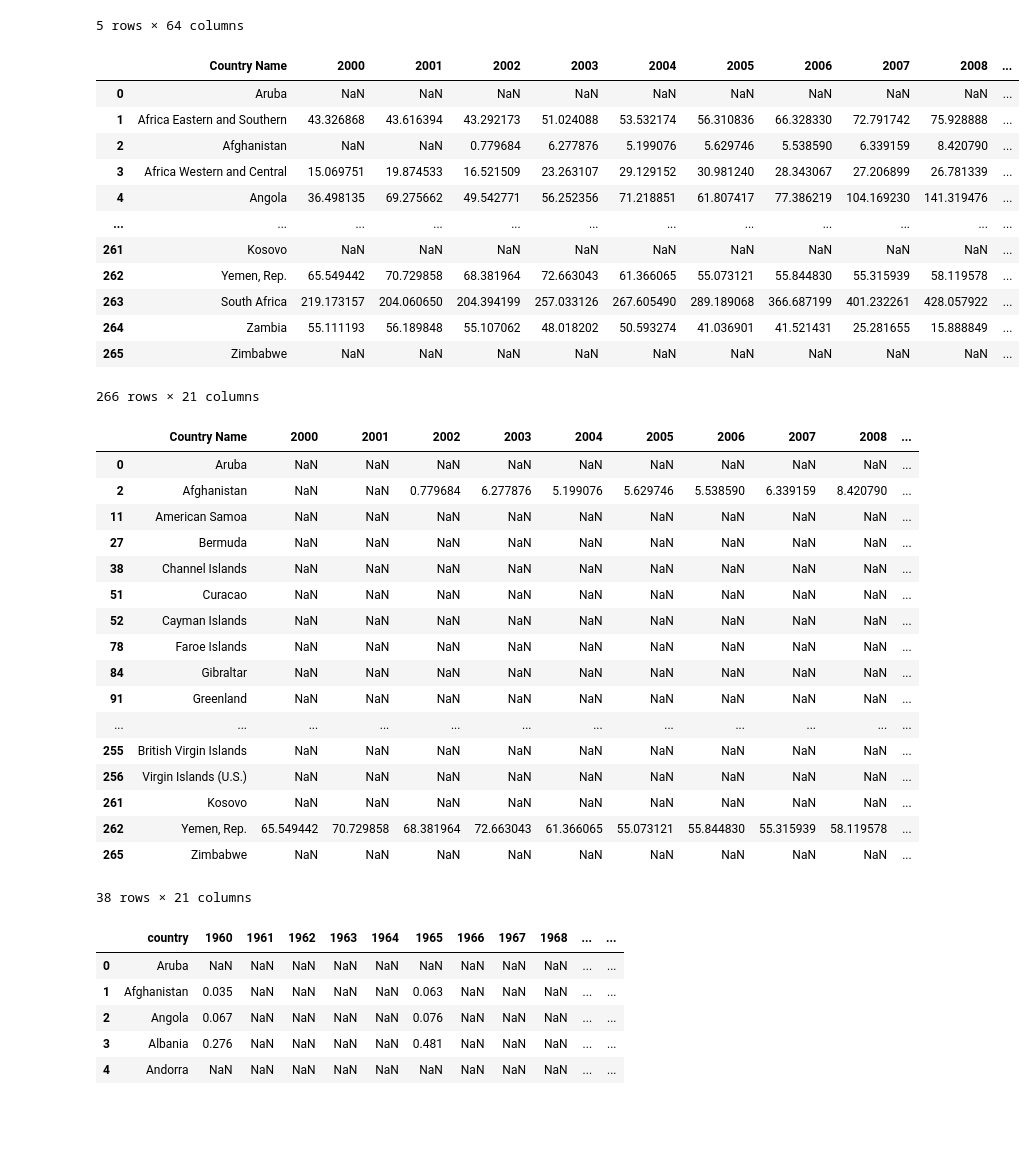
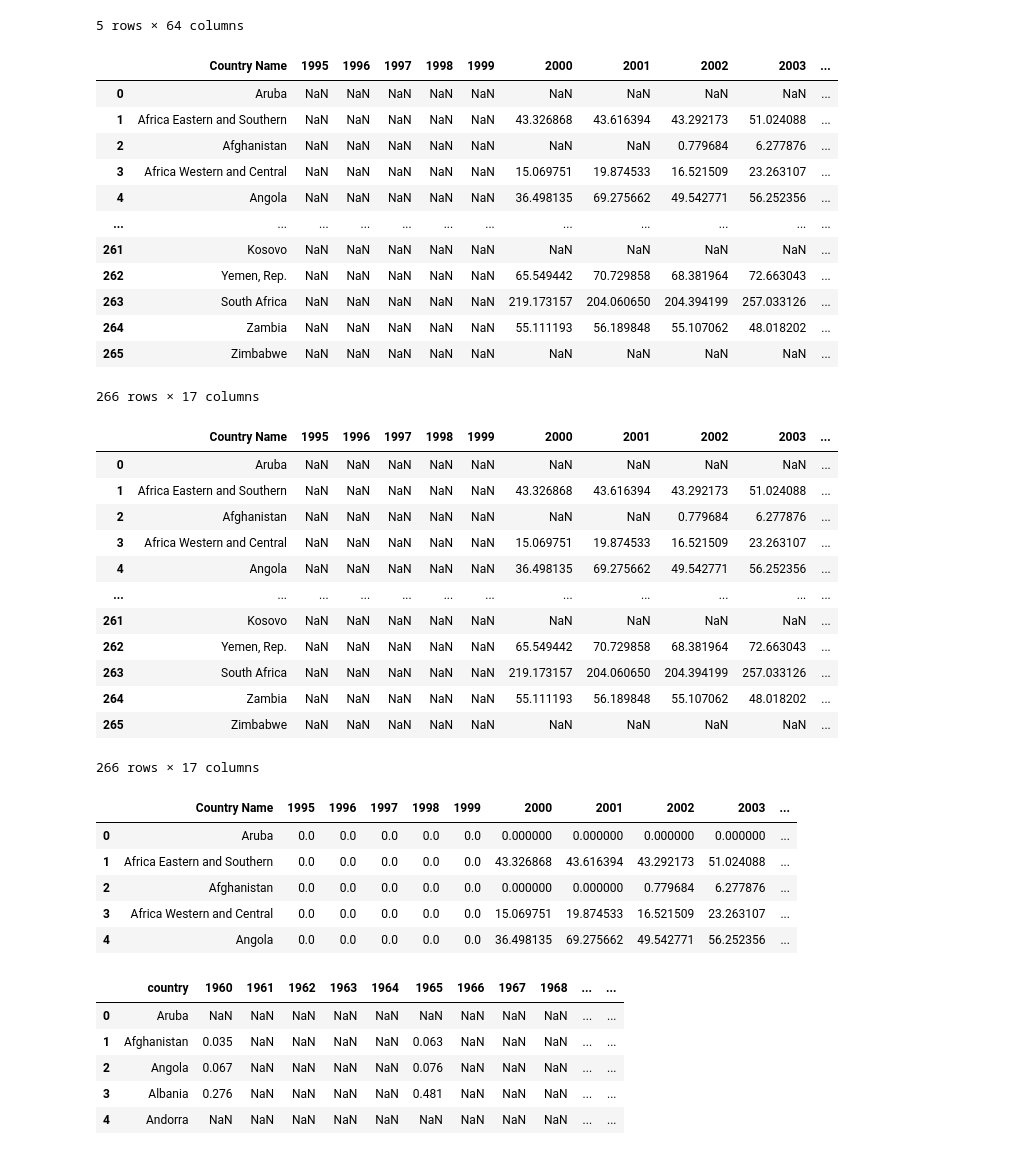
Before and after one commit to rafirahman27/World_Development_Statistics, a Jupyter notebook: code/starter-code.ipynb, the cells around one changed output. Saved outputs shown, nothing was run; the diff lists cells and outputs as text; code cells hidden in the pictures; blank space fills up the shorter version.

```diff
--- a/code/starter-code.ipynb
+++ b/code/starter-code.ipynb
@@ -282,42 +267,37 @@ health_aid.head()
 | 4 | Angola | NaN | NaN | NaN | NaN | NaN | NaN | NaN | NaN | NaN | ... |
 5 rows × 64 columns
 # %%
-health_aid20 = health_aid[['Country Name'] + [str(year) for year in range(2000,2020)]]
+#Selecting correct year range to match other data
+health_aid20 = health_aid[['Country Name'] + [str(year) for year in range(1995,2011)]]
 health_aid20
 # %% [output]
-|  | Country Name | 2000 | 2001 | 2002 | 2003 | 2004 | 2005 | 2006 | 2007 | 2008 | ... |
+|  | Country Name | 1995 | 1996 | 1997 | 1998 | 1999 | 2000 | 2001 | 2002 | 2003 | ... |
 | 0 | Aruba | NaN | NaN | NaN | NaN | NaN | NaN | NaN | NaN | NaN | ... |
-| 1 | Africa Eastern and Southern | 43.326868 | 43.616394 | 43.292173 | 51.024088 | 53.532174 | 56.310836 | 66.328330 | 72.791742 | 75.928888 | ... |
-| 2 | Afghanistan | NaN | NaN | 0.779684 | 6.277876 | 5.199076 | 5.629746 | 5.538590 | 6.339159 | 8.420790 | ... |
-| 3 | Africa Western and Central | 15.069751 | 19.874533 | 16.521509 | 23.263107 | 29.129152 | 30.981240 | 28.343067 | 27.206899 | 26.781339 | ... |
-| 4 | Angola | 36.498135 | 69.275662 | 49.542771 | 56.252356 | 71.218851 | 61.807417 | 77.386219 | 104.169230 | 141.319476 | ... |
+| 1 | Africa Eastern and Southern | NaN | NaN | NaN | NaN | NaN | 43.326868 | 43.616394 | 43.292173 | 51.024088 | ... |
+| 2 | Afghanistan | NaN | NaN | NaN | NaN | NaN | NaN | NaN | 0.779684 | 6.277876 | ... |
+| 3 | Africa Western and Central | NaN | NaN | NaN | NaN | NaN | 15.069751 | 19.874533 | 16.521509 | 23.263107 | ... |
+| 4 | Angola | NaN | NaN | NaN | NaN | NaN | 36.498135 | 69.275662 | 49.542771 | 56.252356 | ... |
 | ... | ... | ... | ... | ... | ... | ... | ... | ... | ... | ... | ... |
 | 261 | Kosovo | NaN | NaN | NaN | NaN | NaN | NaN | NaN | NaN | NaN | ... |
-| 262 | Yemen, Rep. | 65.549442 | 70.729858 | 68.381964 | 72.663043 | 61.366065 | 55.073121 | 55.844830 | 55.315939 | 58.119578 | ... |
-| 263 | South Africa | 219.173157 | 204.060650 | 204.394199 | 257.033126 | 267.605490 | 289.189068 | 366.687199 | 401.232261 | 428.057922 | ... |
-| 264 | Zambia | 55.111193 | 56.189848 | 55.107062 | 48.018202 | 50.593274 | 41.036901 | 41.521431 | 25.281655 | 15.888849 | ... |
+| 262 | Yemen, Rep. | NaN | NaN | NaN | NaN | NaN | 65.549442 | 70.729858 | 68.381964 | 72.663043 | ... |
+| 263 | South Africa | NaN | NaN | NaN | NaN | NaN | 219.173157 | 204.060650 | 204.394199 | 257.033126 | ... |
+| 264 | Zambia | NaN | NaN | NaN | NaN | NaN | 55.111193 | 56.189848 | 55.107062 | 48.018202 | ... |
 | 265 | Zimbabwe | NaN | NaN | NaN | NaN | NaN | NaN | NaN | NaN | NaN | ... |
-266 rows × 21 columns
+266 rows × 17 columns
 # %%
 # Identifying all missing data
-
 health_aid20[health_aid20.isnull().any(axis=1)]
 # %% [output]
-|  | Country Name | 2000 | 2001 | 2002 | 2003 | 2004 | 2005 | 2006 | 2007 | 2008 | ... |
+|  | Country Name | 1995 | 1996 | 1997 | 1998 | 1999 | 2000 | 2001 | 2002 | 2003 | ... |
 | 0 | Aruba | NaN | NaN | NaN | NaN | NaN | NaN | NaN | NaN | NaN | ... |
-| 2 | Afghanistan | NaN | NaN | 0.779684 | 6.277876 | 5.199076 | 5.629746 | 5.538590 | 6.339159 | 8.420790 | ... |
-| 11 | American Samoa | NaN | NaN | NaN | NaN | NaN | NaN | NaN | NaN | NaN | ... |
-| 27 | Bermuda | NaN | NaN | NaN | NaN | NaN | NaN | NaN | NaN | NaN | ... |
-| 38 | Channel Islands | NaN | NaN | NaN | NaN | NaN | NaN | NaN | NaN | NaN | ... |
-| 51 | Curacao | NaN | NaN | NaN | NaN | NaN | NaN | NaN | NaN | NaN | ... |
-| 52 | Cayman Islands | NaN | NaN | NaN | NaN | NaN | NaN | NaN | NaN | NaN | ... |
-| 78 | Faroe Islands | NaN | NaN | NaN | NaN | NaN | NaN | NaN | NaN | NaN | ... |
-| 84 | Gibraltar | NaN | NaN | NaN | NaN | NaN | NaN | NaN | NaN | NaN | ... |
-| 91 | Greenland | NaN | NaN | NaN | NaN | NaN | NaN | NaN | NaN | NaN | ... |
+| 1 | Africa Eastern and Southern | NaN | NaN | NaN | NaN | NaN | 43.326868 | 43.616394 | 43.292173 | 51.024088 | ... |
+| 2 | Afghanistan | NaN | NaN | NaN | NaN | NaN | NaN | NaN | 0.779684 | 6.277876 | ... |
+| 3 | Africa Western and Central | NaN | NaN | NaN | NaN | NaN | 15.069751 | 19.874533 | 16.521509 | 23.263107 | ... |
+| 4 | Angola | NaN | NaN | NaN | NaN | NaN | 36.498135 | 69.275662 | 49.542771 | 56.252356 | ... |
 | ... | ... | ... | ... | ... | ... | ... | ... | ... | ... | ... | ... |
-| 255 | British Virgin Islands | NaN | NaN | NaN | NaN | NaN | NaN | NaN | NaN | NaN | ... |
-| 256 | Virgin Islands (U.S.) | NaN | NaN | NaN | NaN | NaN | NaN | NaN | NaN | NaN | ... |
 | 261 | Kosovo | NaN | NaN | NaN | NaN | NaN | NaN | NaN | NaN | NaN | ... |
-| 262 | Yemen, Rep. | 65.549442 | 70.729858 | 68.381964 | 72.663043 | 61.366065 | 55.073121 | 55.844830 | 55.315939 | 58.119578 | ... |
+| 262 | Yemen, Rep. | NaN | NaN | NaN | NaN | NaN | 65.549442 | 70.729858 | 68.381964 | 72.663043 | ... |
+| 263 | South Africa | NaN | NaN | NaN | NaN | NaN | 219.173157 | 204.060650 | 204.394199 | 257.033126 | ... |
+| 264 | Zambia | NaN | NaN | NaN | NaN | NaN | 55.111193 | 56.189848 | 55.107062 | 48.018202 | ... |
 | 265 | Zimbabwe | NaN | NaN | NaN | NaN | NaN | NaN | NaN | NaN | NaN | ... |
-38 rows × 21 columns
+266 rows × 17 columns
@@ -323,0 +307,11 @@ health_aid20[health_aid20.isnull().any(axis=1)]
+# %%
+#Filling Na with 0 to make easier to compute
+health_aid20 = health_aid20.fillna(0)
+health_aid20.head()
+# %% [output]
+|  | Country Name | 1995 | 1996 | 1997 | 1998 | 1999 | 2000 | 2001 | 2002 | 2003 | ... |
+| 0 | Aruba | 0.0 | 0.0 | 0.0 | 0.0 | 0.0 | 0.000000 | 0.000000 | 0.000000 | 0.000000 | ... |
+| 1 | Africa Eastern and Southern | 0.0 | 0.0 | 0.0 | 0.0 | 0.0 | 43.326868 | 43.616394 | 43.292173 | 51.024088 | ... |
+| 2 | Afghanistan | 0.0 | 0.0 | 0.0 | 0.0 | 0.0 | 0.000000 | 0.000000 | 0.779684 | 6.277876 | ... |
+| 3 | Africa Western and Central | 0.0 | 0.0 | 0.0 | 0.0 | 0.0 | 15.069751 | 19.874533 | 16.521509 | 23.263107 | ... |
+| 4 | Angola | 0.0 | 0.0 | 0.0 | 0.0 | 0.0 | 36.498135 | 69.275662 | 49.542771 | 56.252356 | ... |
```
Also changed, not shown: parts of 18 cells of this notebook, 4 other files.
